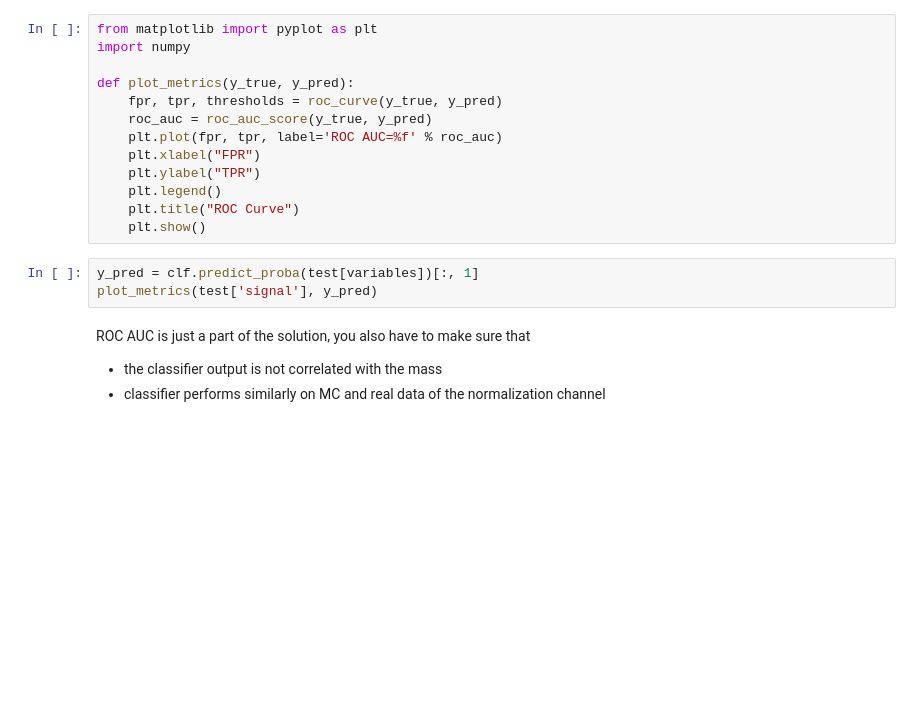
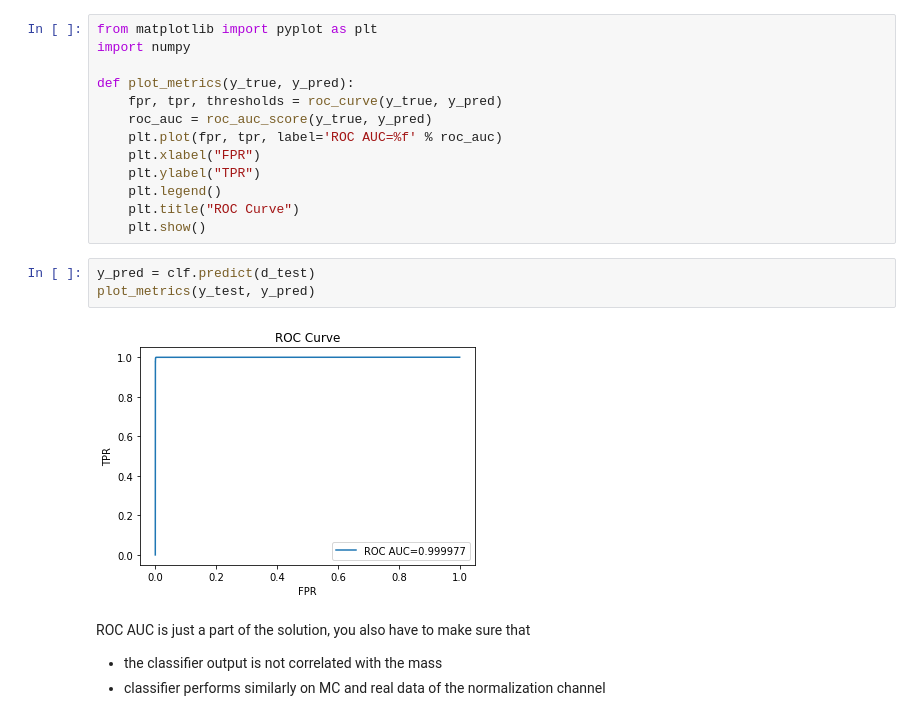
Before and after one commit to farahmand-m/hadron-collider-machine-learning, a Jupyter notebook: week3/index.ipynb, the cells around one changed output. Drawn from its saved outputs; the diff is of its cells as text; blank space fills up the shorter version.

```diff
--- a/week3/index.ipynb
+++ b/week3/index.ipynb
@@ -113,8 +139,10 @@ def plot_metrics(y_true, y_pred):
     plt.title("ROC Curve")
     plt.show()
 # %%
-y_pred = clf.predict_proba(test[variables])[:, 1]
-plot_metrics(test['signal'], y_pred)
+y_pred = clf.predict(d_test)
+plot_metrics(y_test, y_pred)
+# %% [output]
+[figure, added]
 # %% [markdown]
 ROC AUC is just a part of the solution, you also have to make sure that
 
```
Also changed, not shown: parts of 40 cells of this notebook.
